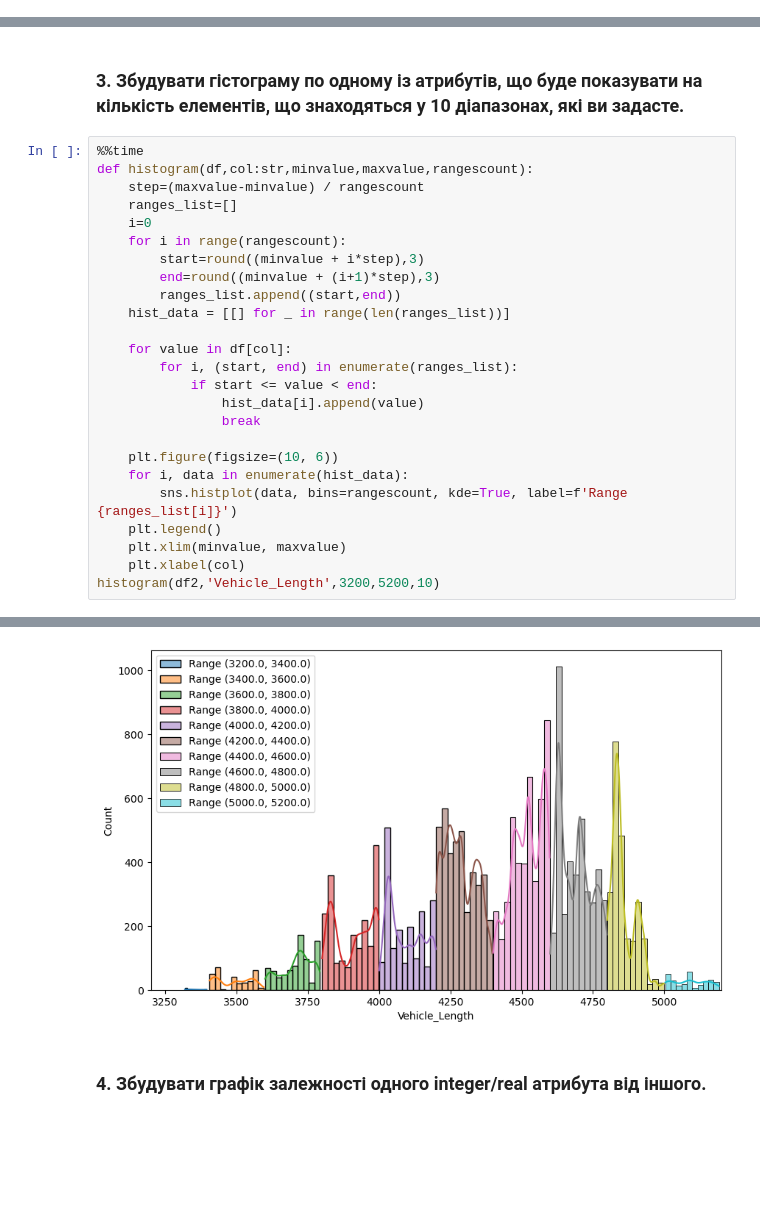
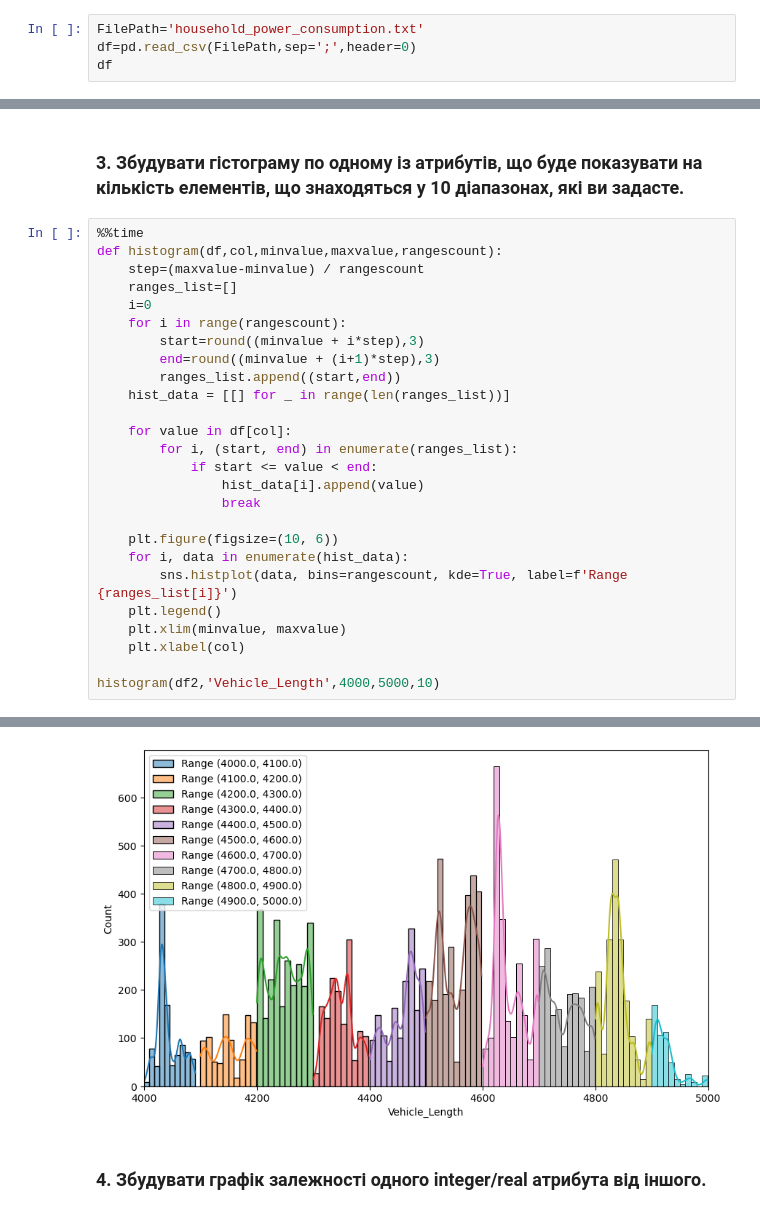
Before and after one commit to Zytero/data-analyze, a Jupyter notebook: lab4/lab4.ipynb, the cells around one changed output, grey strips where cells are left out. Drawn from its saved outputs; the diff is of its cells as text; blank space fills up the shorter version.

```diff
--- a/lab4/lab4.ipynb
+++ b/lab4/lab4.ipynb
@@ -37,0 +55,4 @@ def createdf():
+# %%
+FilePath='household_power_consumption.txt'
+df=pd.read_csv(FilePath,sep=';',header=0)
+df
@@ -614,7 +602,7 @@ Wall time: 325 ms
 ### 3. Збудувати гістограму по одному із атрибутів, що буде показувати на кількість елементів, що знаходяться у 10 діапазонах, які ви задасте.
 # %%
 %%time
-def histogram(df,col:str,minvalue,maxvalue,rangescount):
+def histogram(df,col,minvalue,maxvalue,rangescount):
     step=(maxvalue-minvalue) / rangescount
     ranges_list=[]
     i=0
@@ -636,5 +624,6 @@ def histogram(df,col:str,minvalue,maxvalue,rangescount):
     plt.legend()
     plt.xlim(minvalue, maxvalue)
     plt.xlabel(col)
-histogram(df2,'Vehicle_Length',3200,5200,10)
+
+histogram(df2,'Vehicle_Length',4000,5000,10)
 # %% [output]
@@ -643,4 +632,4 @@ Wall time: 333 ms
-[figure, old version]
+[figure, new version]
 # %% [markdown]
 ### 4. Збудувати графік залежності одного integer/real атрибута від іншого.
 # %%
```
Also changed, not shown: parts of 34 cells of this notebook, 2 other files.
